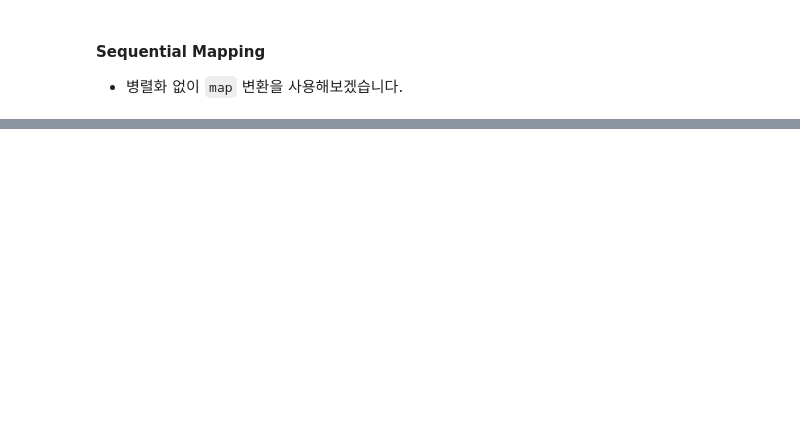
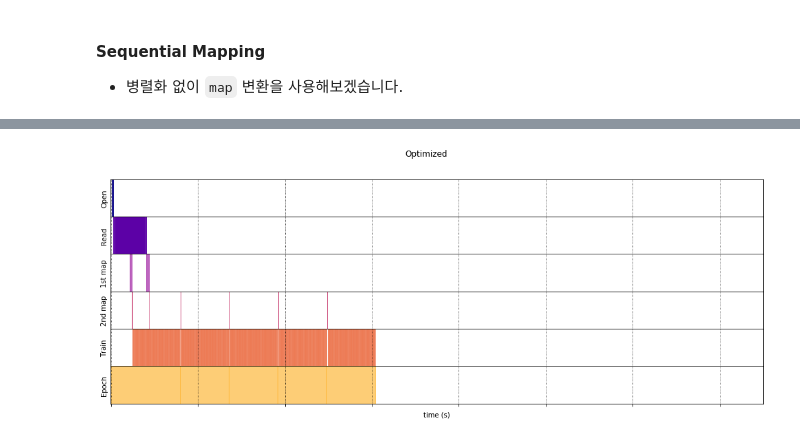
Before and after one commit to Ilevk/TIL, a Jupyter notebook: Python/ML/Studypie_TF2.0/Week 3/Day_5.ipynb, the cells around one changed output, grey strips where cells are left out. Drawn from its saved outputs; the diff is of its cells as text; code cells hidden in the pictures; blank space fills up the shorter version.

```diff
--- a/Python/ML/Studypie_TF2.0/Week 3/Day_5.ipynb
+++ b/Python/ML/Studypie_TF2.0/Week 3/Day_5.ipynb
@@ -185,0 +317,32 @@ Execution time: 0.26811543900021206
+# %%
+# The iteration loop
+def timelined_benchmark(dataset, num_epochs=2):
+    steps_acc = tf.zeros([0, 1], dtype=tf.dtypes.string)
+    times_acc = tf.zeros([0, 2], dtype=tf.dtypes.float32)
+    values_acc = tf.zeros([0, 3], dtype=tf.dtypes.int32)
+
+    start_time = time.perf_counter()
+    for epoch_num in range(num_epochs):
+        epoch_enter = time.perf_counter()
+        for (steps, times, values) in dataset:
+            steps_acc = tf.concat((steps_acc, steps), axis=0)
+            times_acc = tf.concat((times_acc, times), axis=0)
+            values_acc = tf.concat((values_acc, values), axis=0)
+
+            train_enter = time.perf_counter()
+            time.sleep(0.01)
+            train_elapsed = time.perf_counter() - train_enter
+
+            steps_acc = tf.concat((steps_acc, [['Train']]), axis=0)
+            times_acc = tf.concat((times_acc, [(train_enter, train_elapsed)]), axis=0)
+            values_acc = tf.concat((values_acc, [values[-1]]), axis=0)
+
+        epoch_elapsed = time.perf_counter() - epoch_enter
+
+        steps_acc = tf.concat((steps_acc, [['Epoch']]), axis=0)
+        times_acc = tf.concat((times_acc, [(epoch_enter, epoch_elapsed)]), axis=0)
+        values_acc = tf.concat((values_acc, [[-1, epoch_num, -1]]), axis=0)
+        time.sleep(0.001)
+
+    tf.print('Execution time:', time.perf_counter() - start_time)
+    return {'steps': steps_acc, 'times':times_acc, 'values':values_acc}
@@ -185,0 +488,4 @@ Execution time: 0.26811543900021206
+# %%
+draw_timeline(optimized_timeline, 'Optimized', 15)
+# %% [output]
+[figure, added]
```
Also changed, not shown: parts of 29 cells of this notebook.
